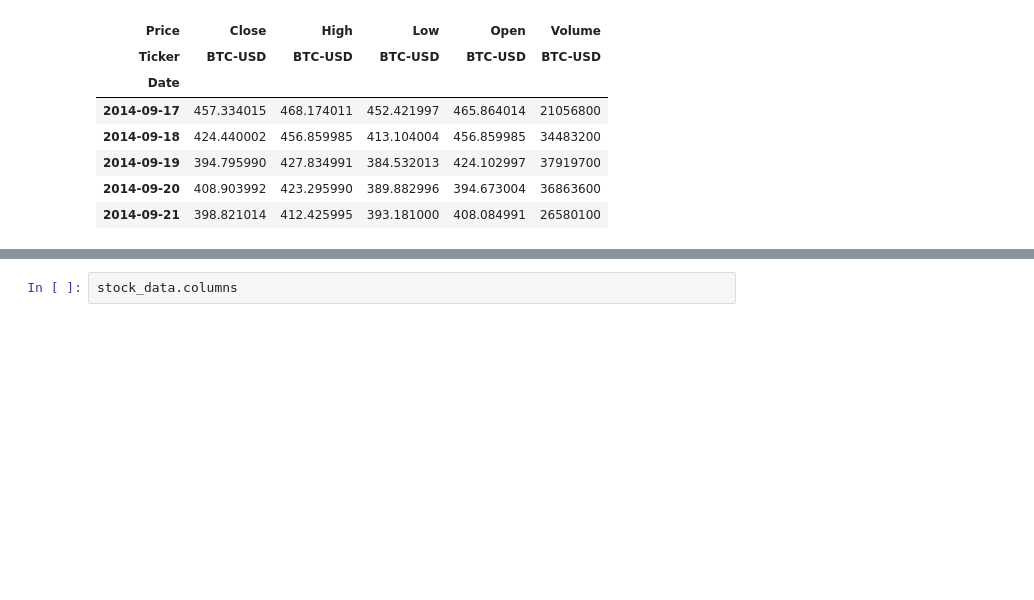
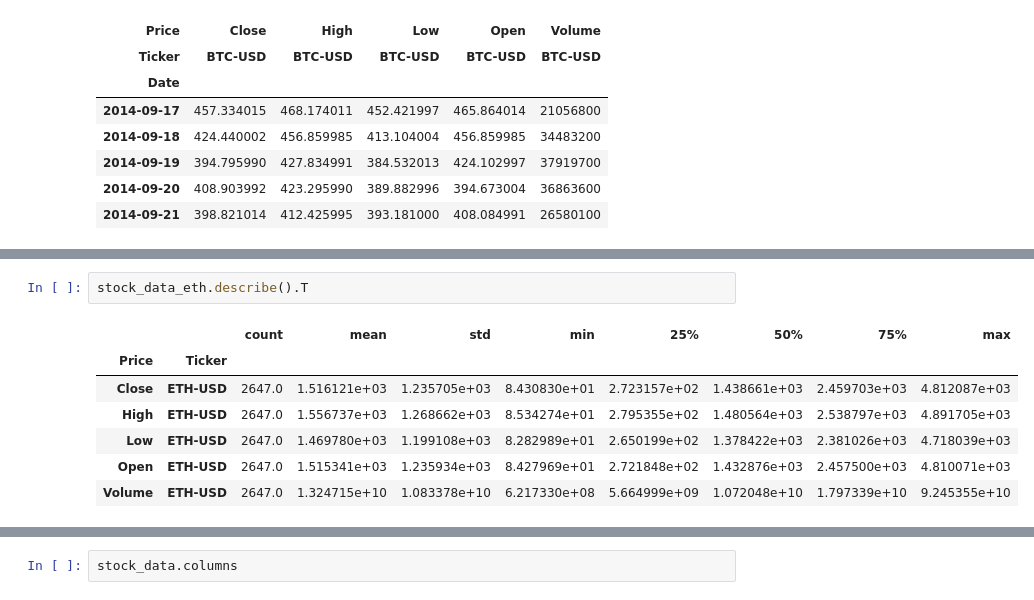
Before and after one commit to vaibhavbura/Crypto-Predication, a Jupyter notebook: pricePredictor.ipynb, the cells around one changed output, grey strips where cells are left out. Saved outputs shown, nothing was run; the diff lists cells and outputs as text; blank space fills up the shorter version.

```diff
--- a/pricePredictor.ipynb
+++ b/pricePredictor.ipynb
@@ -66,3 +92,13 @@ stock_data.describe().T
+# %%
+stock_data_eth.describe().T
+# %% [output]
+|  |  | count | mean | std | min | 25% | 50% | 75% | max |
+| Price | Ticker |  |  |  |  |  |  |  |  |
+| Close | ETH-USD | 2647.0 | 1.516121e+03 | 1.235705e+03 | 8.430830e+01 | 2.723157e+02 | 1.438661e+03 | 2.459703e+03 | 4.812087e+03 |
+| High | ETH-USD | 2647.0 | 1.556737e+03 | 1.268662e+03 | 8.534274e+01 | 2.795355e+02 | 1.480564e+03 | 2.538797e+03 | 4.891705e+03 |
+| Low | ETH-USD | 2647.0 | 1.469780e+03 | 1.199108e+03 | 8.282989e+01 | 2.650199e+02 | 1.378422e+03 | 2.381026e+03 | 4.718039e+03 |
+| Open | ETH-USD | 2647.0 | 1.515341e+03 | 1.235934e+03 | 8.427969e+01 | 2.721848e+02 | 1.432876e+03 | 2.457500e+03 | 4.810071e+03 |
+| Volume | ETH-USD | 2647.0 | 1.324715e+10 | 1.083378e+10 | 6.217330e+08 | 5.664999e+09 | 1.072048e+10 | 1.797339e+10 | 9.245355e+10 |
 # %%
 stock_data.info()
 # %% [output]
```
Also changed, not shown: parts of 21 cells of this notebook.
